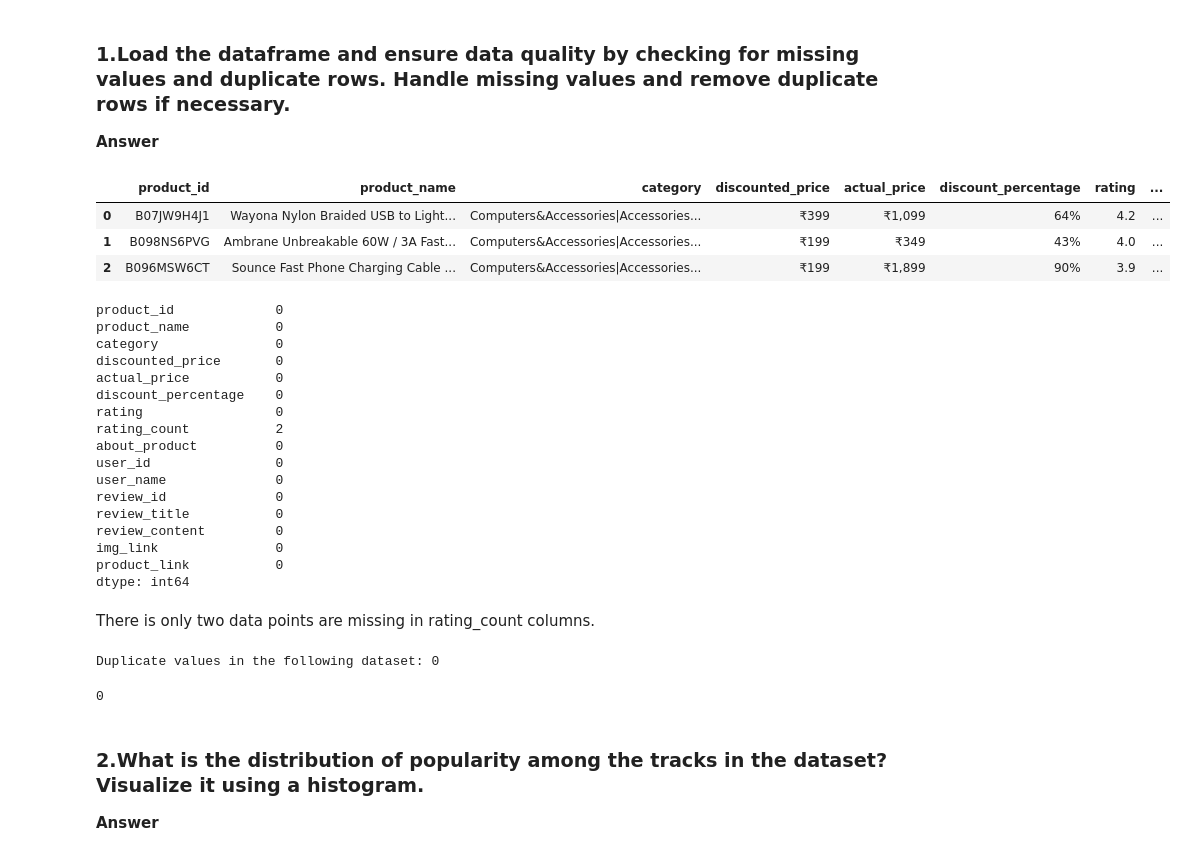
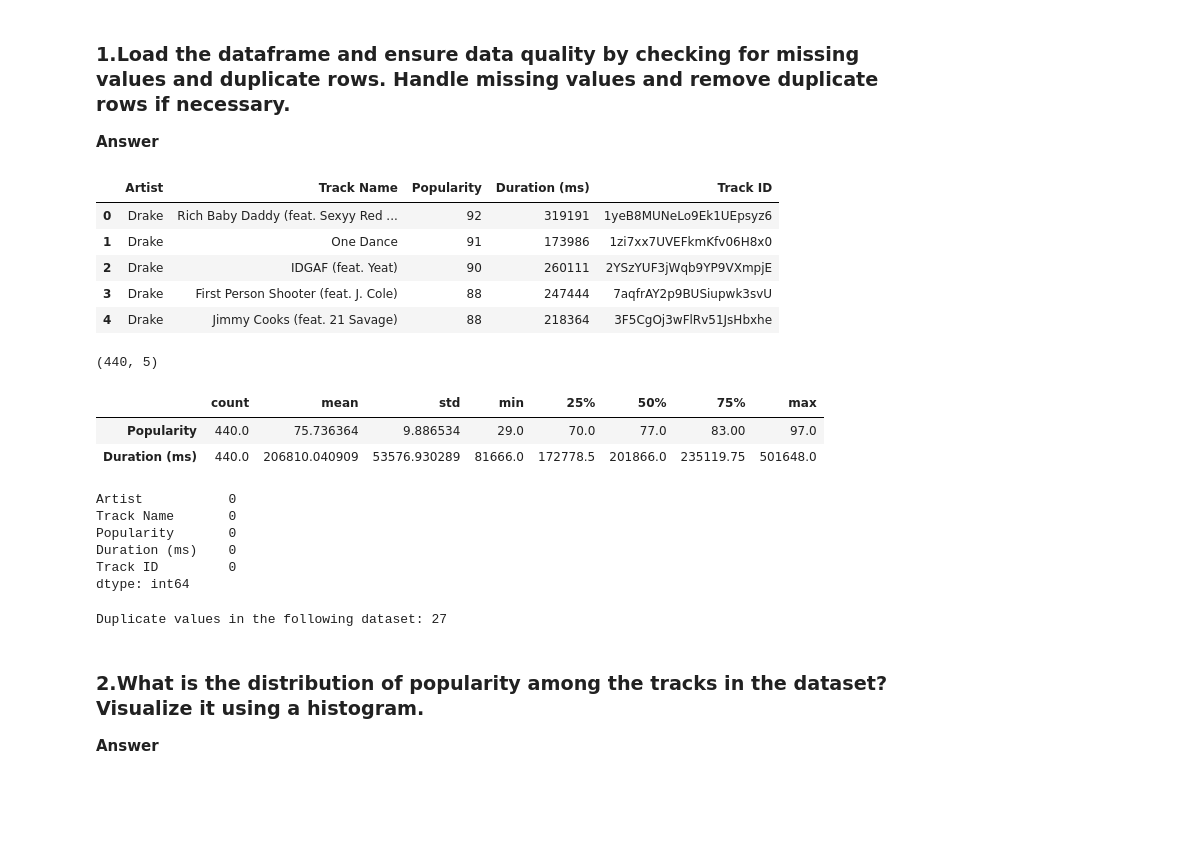
Before and after one commit to AjayKumar095/Data-Science-Masters, a Jupyter notebook: EDA_On_Amazon_Sales_Data_and_Spotify_Data/EDA_Amazon_Sales_Data.ipynb, the cells around one changed output. Drawn from its saved outputs; the diff is of its cells as text; code cells hidden in the pictures; blank space fills up the shorter version.

```diff
--- a/EDA_On_Amazon_Sales_Data_and_Spotify_Data/EDA_Amazon_Sales_Data.ipynb
+++ b/EDA_On_Amazon_Sales_Data_and_Spotify_Data/EDA_Amazon_Sales_Data.ipynb
@@ -55,53 +75,44 @@ warnings.filterwarnings('ignore')
 # %%
 ## Loading the data into dataframe and checking the data quality
 
-df=pd.read_csv('amazon.csv')
-df.head(3)
+df=pd.read_csv('spotify.csv')
+df.head()
 # %% [output]
-|  | product_id | product_name | category | discounted_price | actual_price | discount_percentage | rating | ... |
-| 0 | B07JW9H4J1 | Wayona Nylon Braided USB to Light... | Computers&Accessories|Accessories... | ₹399 | ₹1,099 | 64% | 4.2 | ... |
-| 1 | B098NS6PVG | Ambrane Unbreakable 60W / 3A Fast... | Computers&Accessories|Accessories... | ₹199 | ₹349 | 43% | 4.0 | ... |
-| 2 | B096MSW6CT | Sounce Fast Phone Charging Cable ... | Computers&Accessories|Accessories... | ₹199 | ₹1,899 | 90% | 3.9 | ... |
+|  | Artist | Track Name | Popularity | Duration (ms) | Track ID |
+| 0 | Drake | Rich Baby Daddy (feat. Sexyy Red ... | 92 | 319191 | 1yeB8MUNeLo9Ek1UEpsyz6 |
+| 1 | Drake | One Dance | 91 | 173986 | 1zi7xx7UVEFkmKfv06H8x0 |
+| 2 | Drake | IDGAF (feat. Yeat) | 90 | 260111 | 2YSzYUF3jWqb9YP9VXmpjE |
+| 3 | Drake | First Person Shooter (feat. J. Cole) | 88 | 247444 | 7aqfrAY2p9BUSiupwk3svU |
+| 4 | Drake | Jimmy Cooks (feat. 21 Savage) | 88 | 218364 | 3F5CgOj3wFlRv51JsHbxhe |
+# %%
+## shape of the dataset
+df.shape
+# %% [output]
+(440, 5)
+# %%
+df.describe().T
+# %% [output]
+|  | count | mean | std | min | 25% | 50% | 75% | max |
+| Popularity | 440.0 | 75.736364 | 9.886534 | 29.0 | 70.0 | 77.0 | 83.00 | 97.0 |
+| Duration (ms) | 440.0 | 206810.040909 | 53576.930289 | 81666.0 | 172778.5 | 201866.0 | 235119.75 | 501648.0 |
 # %%
 ## Checking the missing values
 df.isna().sum()
 # %% [output]
-product_id             0
-product_name           0
-category               0
-discounted_price       0
-actual_price           0
-discount_percentage    0
-rating                 0
-rating_count           2
-about_product          0
-user_id                0
-user_name              0
-review_id              0
-review_title           0
-review_content         0
-img_link               0
-product_link           0
+Artist           0
+Track Name       0
+Popularity       0
+Duration (ms)    0
+Track ID         0
 dtype: int64
-# %% [markdown]
-There is only two data points are missing in rating_count columns.
 # %%
 ## Checking the duplicates values
 duplicate_records=df.duplicated().sum()
 print(f'Duplicate values in the following dataset: {duplicate_records}')
+
+## We keep the duplicate records for this case, becasue if we reomove these dupicate value we lost data and one more thing to know that one artist can have more than one songs.
 # %% [output]
-Duplicate values in the following dataset: 0
+Duplicate values in the following dataset: 27
-# %%
-## handling missing value.
-## since there is only two missing value in whole dataset, so we can drop two row's that contain these null or missing value, or may be replace the missing value.
-
-## Since there was only two row, we simply drop them.
-## But if the missing value is larger enough then don't drop them, try to replace them with (mean, mode, most-frequent, constant)
-
-df.dropna(inplace=True)
-df.isna().sum().sum()  ## Checking the missing value again.
-# %% [output]
-0
 # %% [markdown]
 <h3>2.What is the distribution of popularity among the tracks in the dataset? Visualize it using a histogram.</h3>
 <p><b>Answer</b></p>
```
Also changed, not shown: parts of 7 cells of this notebook.
